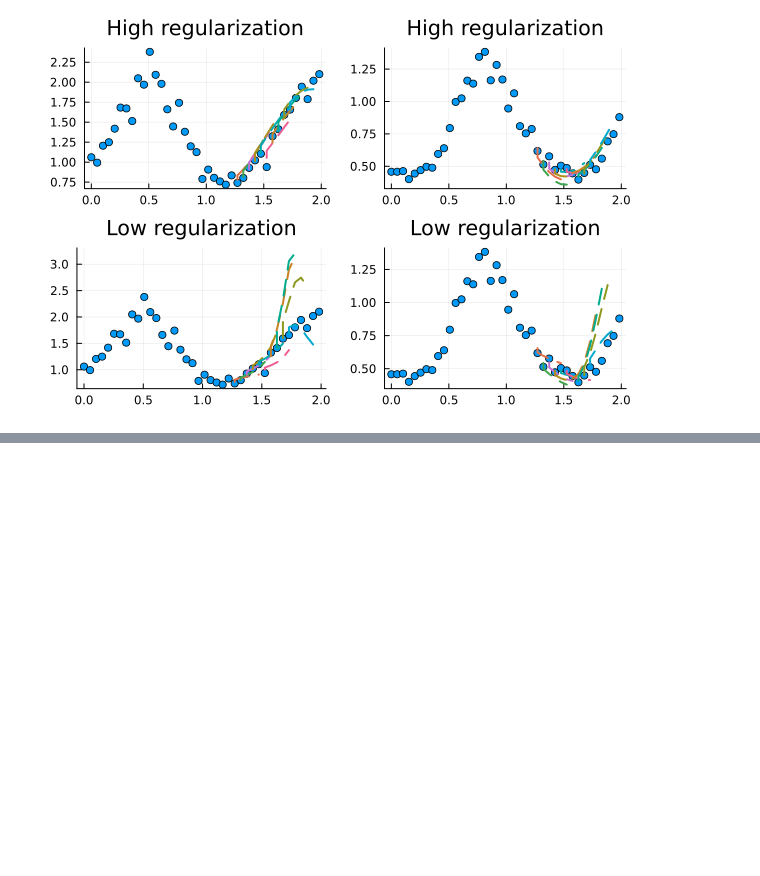
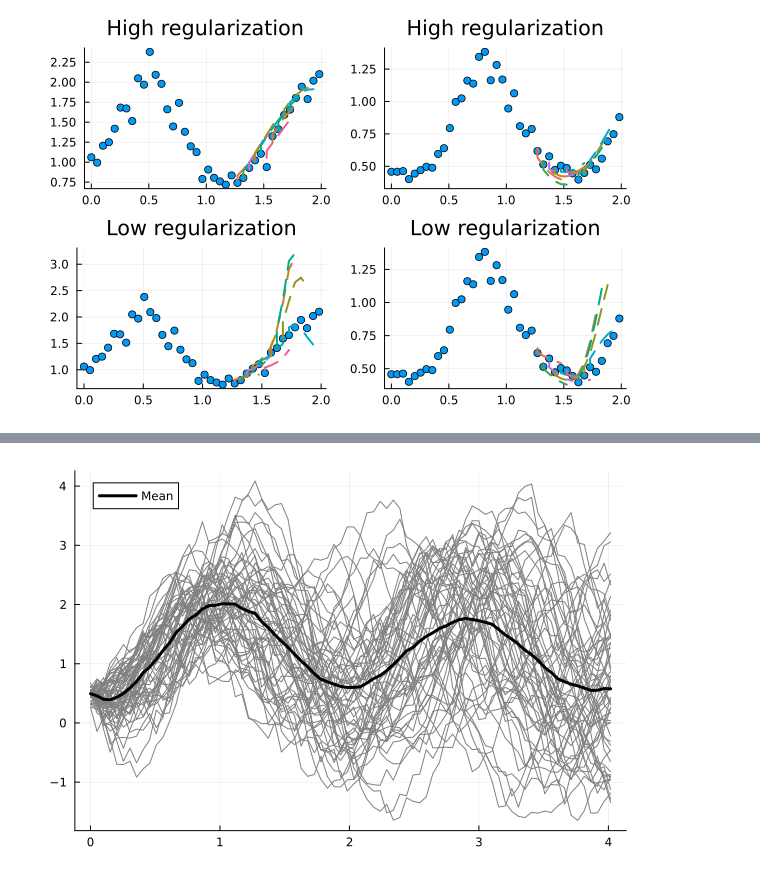
Before and after one commit to Jack-H-Buckner/UniversalDiffEq.jl, a Jupyter notebook: examples/NODE.ipynb, the cells around one changed output, grey strips where cells are left out. Drawn from its saved outputs; the diff is of its cells as text; code cells hidden in the pictures; blank space fills up the shorter version.

Commit message:
added code for forecasting under uncertainty

```diff
--- a/examples/NODE.ipynb
+++ b/examples/NODE.ipynb
@@ -81,7 +81,7 @@ Additional customization can be obtained by hanging the values of the key word a
 
 For this dat set I know the dynamics are reletivel smooth so I ahve increased the process weight, decreased the observation weight and increased the regualrization weight. I also expect the model will learn the dynamics of the system reletivel well so I trust that it will extrapolate reasonablly well so I increased the extrapolation length scale parameter to $0.5$.
 # %%
-model_2 = NODE(training_data;hidden_units=20,seed=123,proc_weight=2.0,obs_weight=1.0,reg_weight=10^-3.5,l = 0.5,extrap_rho = 0.0,reg_type = "L2")
+model_2 = NODE(training_data;hidden_units=20,seed=123,proc_weight=2.0,obs_weight=1.0,reg_weight=10^-3.5,l = 3.0,extrap_rho = 0.25,reg_type = "L2")
 nothing
 # %% [markdown]
 ### Fitting the model
@@ -178,0 +253,3 @@ plot(plot!(plt1,title = "High regularization"),plot!(plt1_1,title = "Low regular
+# %%
+data = forecast(model_2,[0.5,1.0],0.0,80,60)
+data[1:4,:]
@@ -178,0 +264,11 @@ plot(plot!(plt1,title = "High regularization"),plot!(plt1_1,title = "Low regular
+# %%
+using Chain
+mean_data = @chain data begin
+    groupby([:t])
+    combine(:X1 => x -> sum(x)/length(x),
+            :X2 => x -> sum(x)/length(x))
+end
+Plots.plot(data.t,data.X1,group=string.(data.sample),color="grey" , label ="")
+Plots.plot!(mean_data.t,mean_data.X1_function,color="black" , label ="Mean", width = 3)
+# %% [output]
+[figure, added]
```
Also changed, not shown: parts of 5 cells of this notebook, 3 other files.
